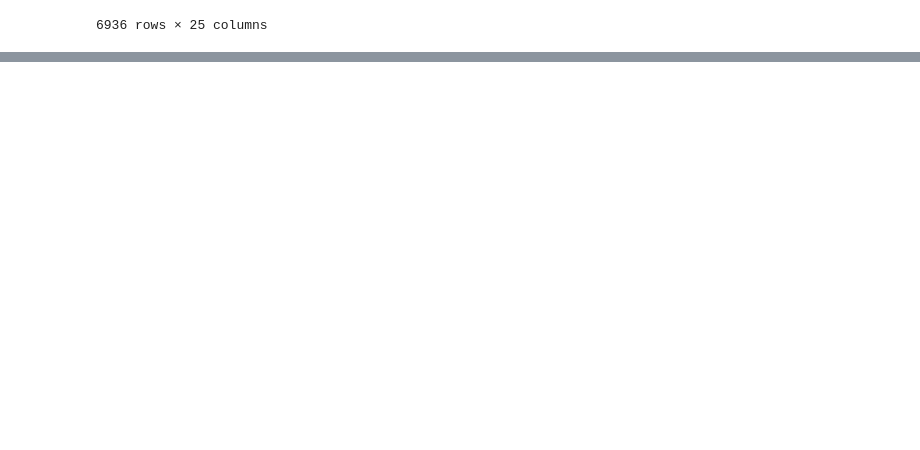
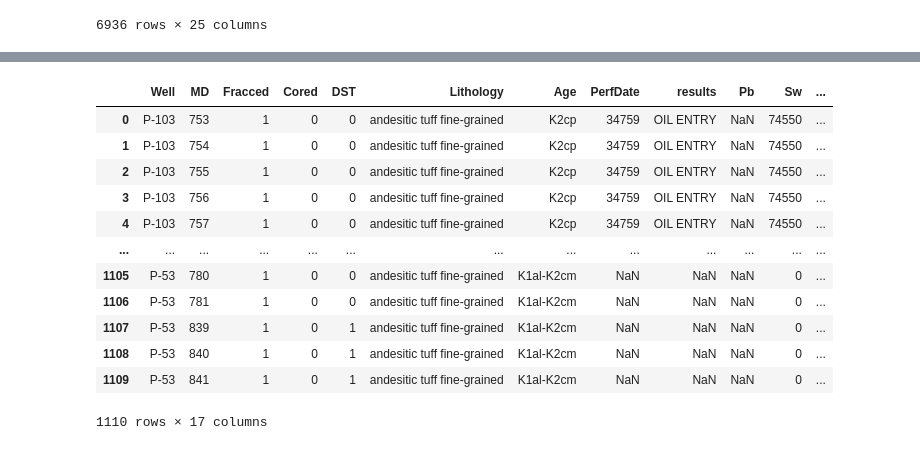
Before and after one commit to Conor134/Final_Project, a Jupyter notebook: Regressor.ipynb, the cells around one changed output, grey strips where cells are left out. Drawn from its saved outputs; the diff is of its cells as text; code cells hidden in the pictures; blank space fills up the shorter version.

Commit message:
Frac_Perf Regressor

```diff
--- a/Regressor.ipynb
+++ b/Regressor.ipynb
@@ -229,0 +232,4 @@ AttributeError: 'DataFrame' object has no attribute 'feature_names'
+# %%
+## Fracking
+fracs = pd.read_excel('../FinalProject/WellInfo_Cleaned2.xlsx', sheet_name='Fracs')
+fracs
@@ -229,0 +250,9 @@ AttributeError: 'DataFrame' object has no attribute 'feature_names'
+# %%
+convert_dict = {'Age': str,
+                'Lithology': str
+               }
+fracs = fracs.astype(convert_dict)
+print(data.dtypes)
+# data = data["Lithology"].astype(str)
+fracs = fracs.drop(columns=['Perfed', 'API_PVT', 'API_CUPET', 'DIFF_API', 'GasGravity', 'OilGravity', 'P_Sat', 'Uo', 'Ug', 'Bo', 'Bg', 'CO2', 'H2S', 'InitialRate', 'CurrentRate', 'CurrentWC', 'WaterRate', 'MaxOil', 'BeforeFrac', 'Normalised', 'LithoCode', 'PerfObservation', 'PerfAPI'])
+fracs
@@ -229,0 +280,16 @@ AttributeError: 'DataFrame' object has no attribute 'feature_names'
+# %%
+fracs
+# %% [output]
+|  | Well | MD | Fracced | Cored | DST | Lithology | Age | PerfDate | results | Pb | Sw | ... |
+| 0 | P-103 | 753 | 1 | 0 | 0 | andesitic tuff fine-grained | K2cp | 34759 | OIL ENTRY | NaN | 74550 | ... |
+| 1 | P-103 | 754 | 1 | 0 | 0 | andesitic tuff fine-grained | K2cp | 34759 | OIL ENTRY | NaN | 74550 | ... |
+| 2 | P-103 | 755 | 1 | 0 | 0 | andesitic tuff fine-grained | K2cp | 34759 | OIL ENTRY | NaN | 74550 | ... |
+| 3 | P-103 | 756 | 1 | 0 | 0 | andesitic tuff fine-grained | K2cp | 34759 | OIL ENTRY | NaN | 74550 | ... |
+| 4 | P-103 | 757 | 1 | 0 | 0 | andesitic tuff fine-grained | K2cp | 34759 | OIL ENTRY | NaN | 74550 | ... |
+| ... | ... | ... | ... | ... | ... | ... | ... | ... | ... | ... | ... | ... |
+| 1105 | P-53 | 780 | 1 | 0 | 0 | andesitic tuff fine-grained | K1al-K2cm | NaN | NaN | NaN | 0 | ... |
+| 1106 | P-53 | 781 | 1 | 0 | 0 | andesitic tuff fine-grained | K1al-K2cm | NaN | NaN | NaN | 0 | ... |
+| 1107 | P-53 | 839 | 1 | 0 | 1 | andesitic tuff fine-grained | K1al-K2cm | NaN | NaN | NaN | 0 | ... |
+| 1108 | P-53 | 840 | 1 | 0 | 1 | andesitic tuff fine-grained | K1al-K2cm | NaN | NaN | NaN | 0 | ... |
+| 1109 | P-53 | 841 | 1 | 0 | 1 | andesitic tuff fine-grained | K1al-K2cm | NaN | NaN | NaN | 0 | ... |
+1110 rows × 17 columns
```
Also changed, not shown: parts of 19 cells of this notebook.
